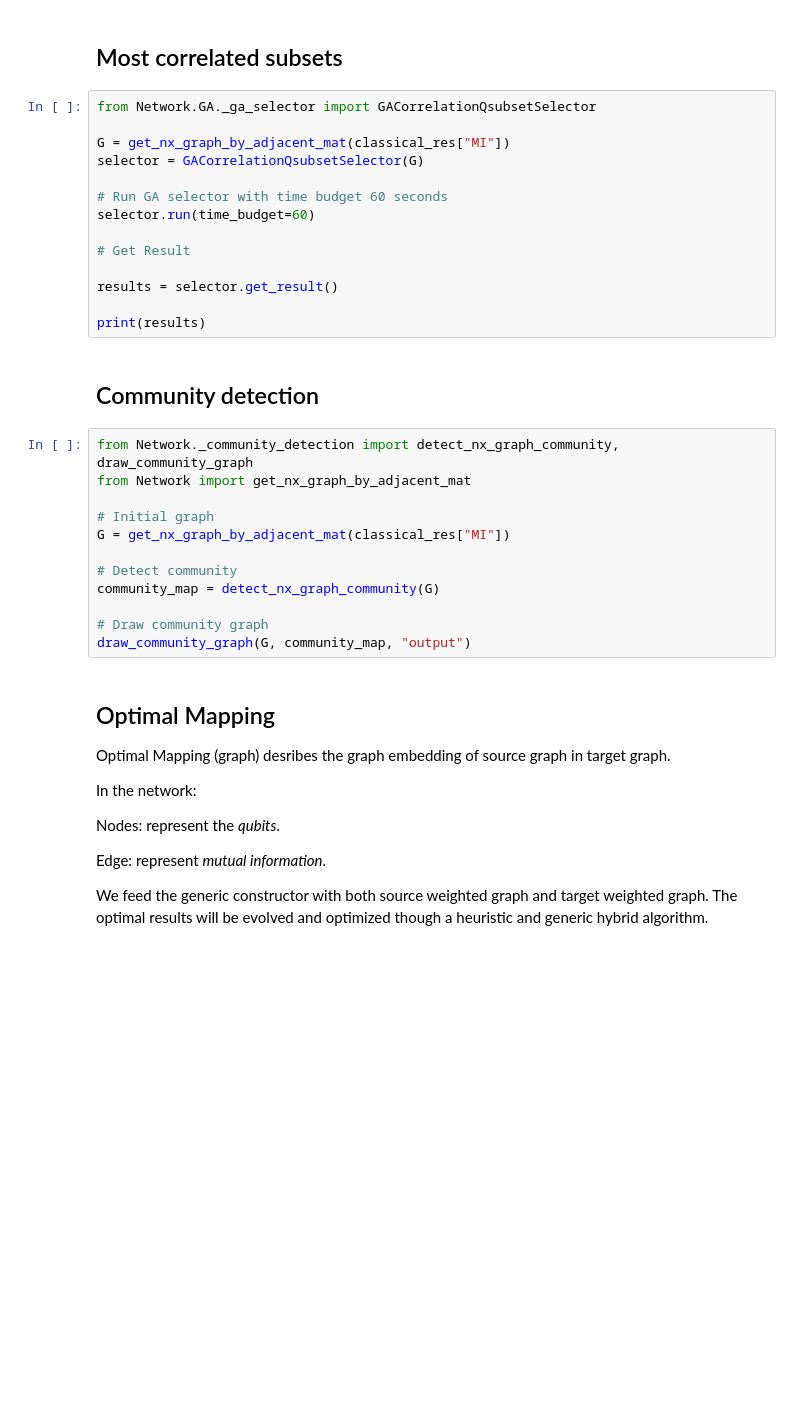
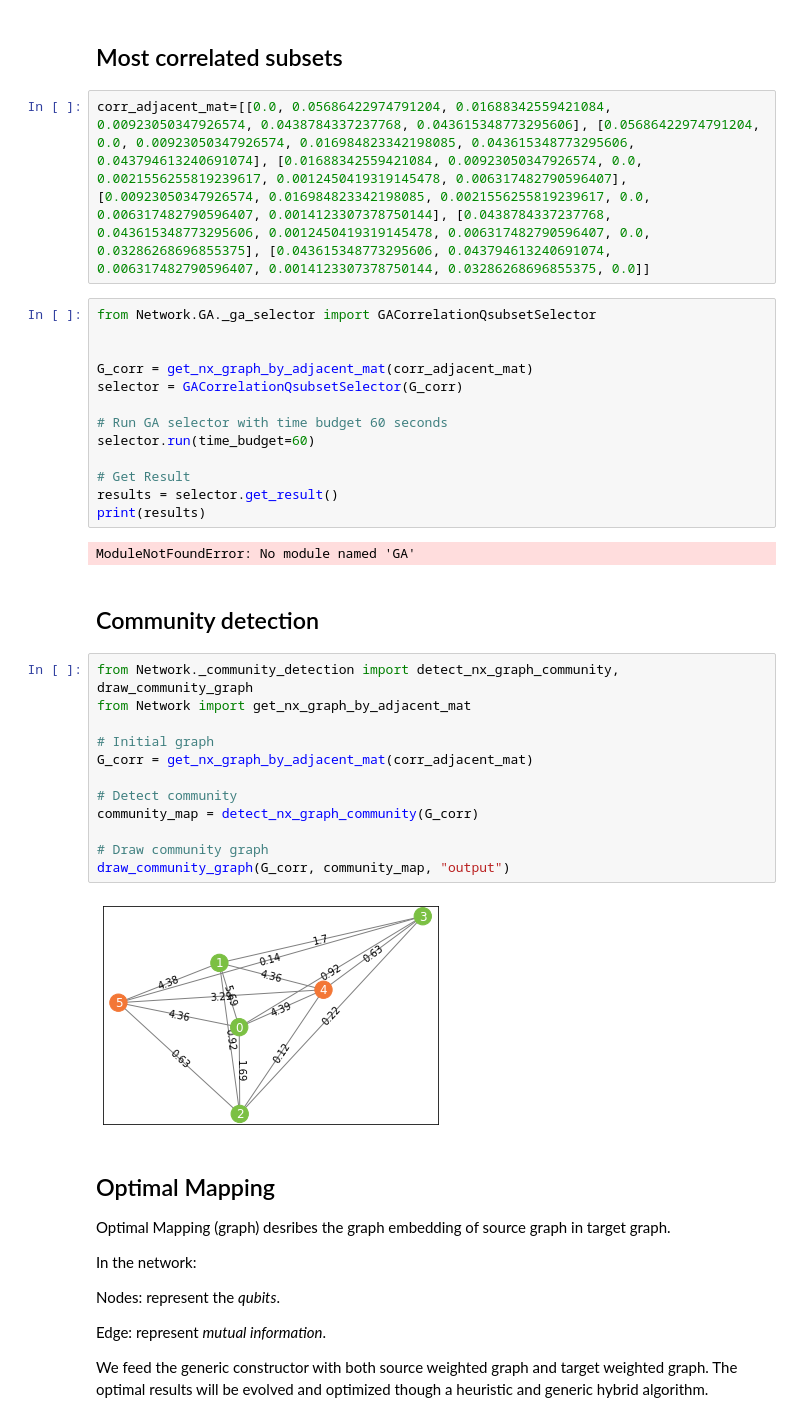
Before and after one commit to doomspec/Mizore-dev, a Jupyter notebook: src/CorrelationNetwork.ipynb, the cells around one changed output. Cells and saved outputs as stored; diff of their text form; blank space fills up the shorter version.

```diff
--- a/src/CorrelationNetwork.ipynb
+++ b/src/CorrelationNetwork.ipynb
@@ -71,33 +76,38 @@ NameError: name 'classical_res' is not defined
 # %% [markdown]
 ## Most correlated subsets
+# %%
+corr_adjacent_mat=[[0.0, 0.05686422974791204, 0.01688342559421084, 0.00923050347926574, 0.0438784337237768, 0.043615348773295606], [0.05686422974791204, 0.0, 0.00923050347926574, 0.016984823342198085, 0.043615348773295606, 0.043794613240691074], [0.01688342559421084, 0.00923050347926574, 0.0, 0.0021556255819239617, 0.0012450419319145478, 0.006317482790596407], [0.00923050347926574, 0.016984823342198085, 0.0021556255819239617, 0.0, 0.006317482790596407, 0.0014123307378750144], [0.0438784337237768, 0.043615348773295606, 0.0012450419319145478, 0.006317482790596407, 0.0, 0.03286268696855375], [0.043615348773295606, 0.043794613240691074, 0.006317482790596407, 0.0014123307378750144, 0.03286268696855375, 0.0]]
 # %%
 from Network.GA._ga_selector import GACorrelationQsubsetSelector
 
-G = get_nx_graph_by_adjacent_mat(classical_res["MI"])
-selector = GACorrelationQsubsetSelector(G)
+
+G_corr = get_nx_graph_by_adjacent_mat(corr_adjacent_mat)
+selector = GACorrelationQsubsetSelector(G_corr)
 
 # Run GA selector with time budget 60 seconds
 selector.run(time_budget=60)
 
 # Get Result
-
 results = selector.get_result()
-
 print(results)
+# %% [output]
+ModuleNotFoundError: No module named 'GA'
 # %% [markdown]
 ## Community detection
 # %%
 from Network._community_detection import detect_nx_graph_community, draw_community_graph
 from Network import get_nx_graph_by_adjacent_mat
 
 # Initial graph
-G = get_nx_graph_by_adjacent_mat(classical_res["MI"])
+G_corr = get_nx_graph_by_adjacent_mat(corr_adjacent_mat)
 
 # Detect community
-community_map = detect_nx_graph_community(G)
+community_map = detect_nx_graph_community(G_corr)
 
 # Draw community graph
-draw_community_graph(G, community_map, "output")
+draw_community_graph(G_corr, community_map, "output")
+# %% [output]
+[figure, added]
 # %% [markdown]
 ## Optimal Mapping
 
```
Also changed, not shown: parts of 4 cells of this notebook, 3 other files.
